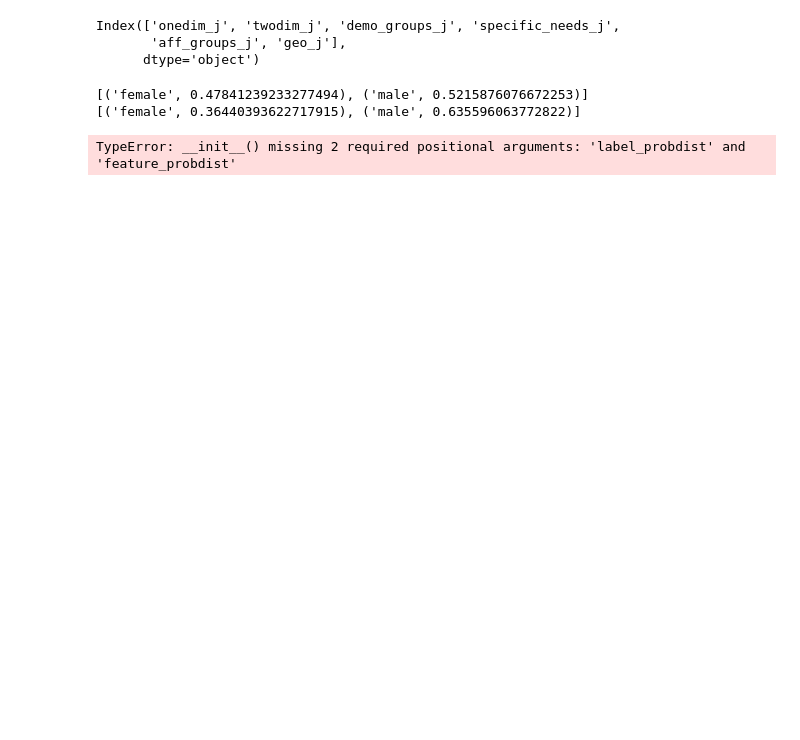
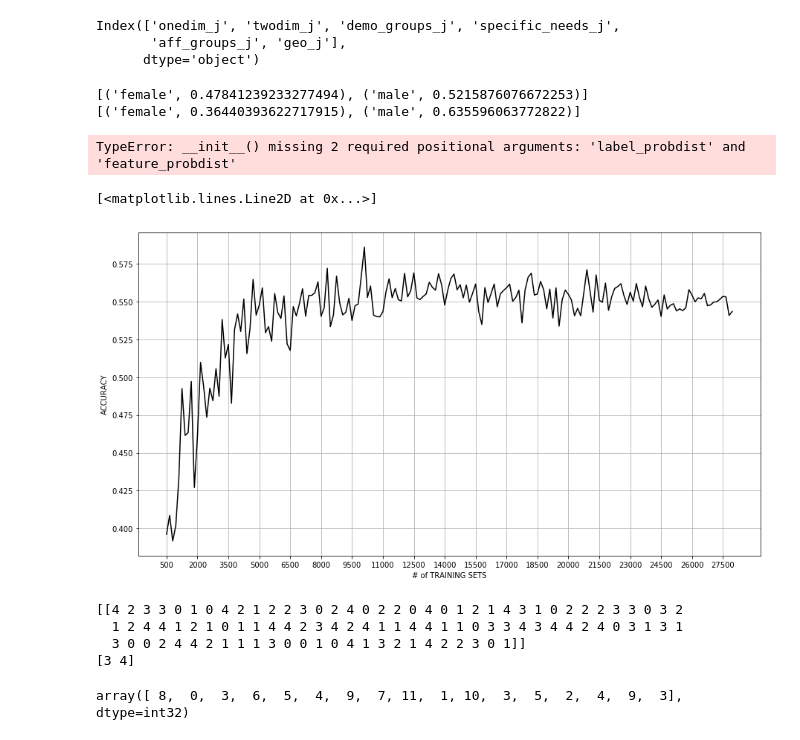
Before and after one commit to the-deep/DEEPL, a Jupyter notebook: _playground/playing_around.ipynb, the cells around one changed output. Saved outputs shown, nothing was run; the diff lists cells and outputs as text; code cells hidden in the pictures; blank space fills up the shorter version.

Commit message:
add new notebook for scikit learn

```diff
--- a/_playground/playing_around.ipynb
+++ b/_playground/playing_around.ipynb
@@ -83,3 +83,20 @@ c =nltk.NaiveBayesClassifier()
 c.classify('bibek')
 # %% [output]
 TypeError: __init__() missing 2 required positional arguments: 'label_probdist' and 'feature_probdist'
+# %%
+import matplotlib.pyplot as plt
+import json
+f = open('accuracy.json', 'r')
+data = json.load(f)
+x = list(map(lambda x: x[0], data))
+y = list(map(lambda x: x[1], data))
+
+fig = plt.figure(figsize=(15,8))
+plt.xticks([x for x in range(500, 28000, 1500)])
+plt.xlabel('# of TRAINING SETS')
+plt.ylabel('ACCURACY')
+plt.grid(True)
+plt.plot(x, y, 'k')
+# %% [output]
+[<matplotlib.lines.Line2D at 0x...>]
+[figure, added]
@@ -85,0 +110,27 @@ TypeError: __init__() missing 2 required positional arguments: 'label_probdist'
+# %%
+X = np.random.randint(5, size=(6, 100))
+y = np.array([1, 2, 3, 4, 5, 6])
+clf = MultinomialNB()
+clf.fit(X, y)
+print(X[2:3])
+print(clf.predict(X[2:4]))
+# %% [output]
+[[4 2 3 3 0 1 0 4 2 1 2 2 3 0 2 4 0 2 2 0 4 0 1 2 1 4 3 1 0 2 2 2 3 3 0 3 2
+  1 2 4 4 1 2 1 0 1 1 4 4 2 3 4 2 4 1 1 4 4 1 1 0 3 3 4 3 4 4 2 4 0 3 1 3 1
+  3 0 0 2 4 4 2 1 1 1 3 0 0 1 0 4 1 3 2 1 4 2 2 3 0 1]]
+[3 4]
+# %%
+from sklearn.datasets import fetch_20newsgroups
+twenty_train = fetch_20newsgroups(subset='train', shuffle=True)
+
+twenty_train.target_names #prints all the categories
+
+data = ["my name is bibek pandey.", "This is my first use of scikit learn.", "scikit learn is fun"]
+
+from sklearn.feature_extraction.text import CountVectorizer
+count_vect = CountVectorizer()
+X_train_counts = count_vect.fit_transform(data)
+X_train_counts.indices
+#dir(X_train_counts)
+# %% [output]
+array([ 8,  0,  3,  6,  5,  4,  9,  7, 11,  1, 10,  3,  5,  2,  4,  9,  3], dtype=int32)
```
Also changed, not shown: parts of 8 cells of this notebook, 6 other files.
